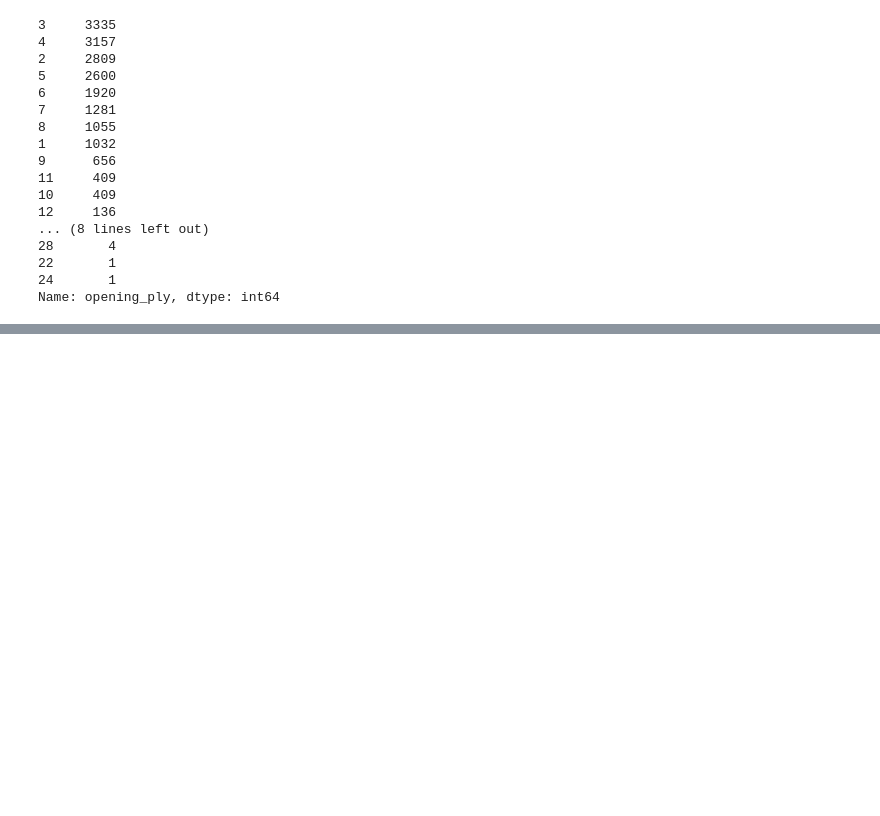
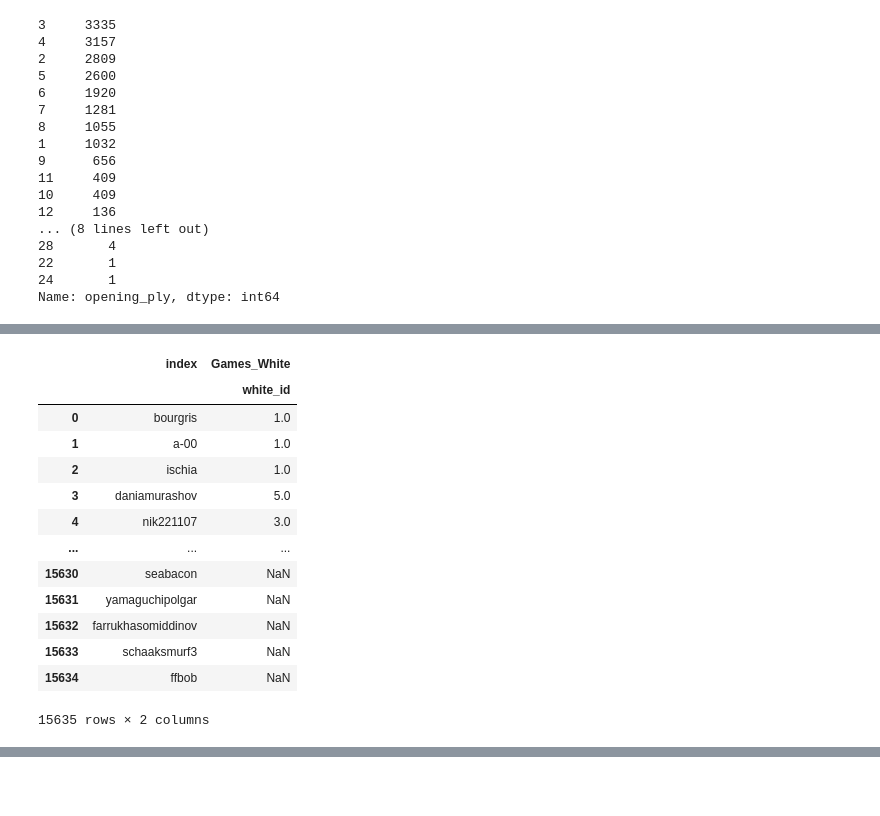
Before and after one commit to isra-st/Chess_aa_is, a Jupyter notebook: Chess_Visualizations_Isra.ipynb, the cells around one changed output, grey strips where cells are left out. Saved outputs shown, nothing was run; the diff lists cells and outputs as text; code cells hidden in the pictures; blank space fills up the shorter version.

```diff
--- a/Chess_Visualizations_Isra.ipynb
+++ b/Chess_Visualizations_Isra.ipynb
@@ -818,0 +900,6 @@ df.loc[df['white_id']=='ssf7']['white_rating'].min()
+# %%
+#Create a new Dataset with the number of players white_id, black_id
+df_players = pd.concat([pd.Series(df['white_id'].unique()), pd.Series(df['black_id'].unique())], axis=0).drop_duplicates()
+# %%
+#Remove duplicated
+df_players.drop_duplicates(inplace=True)
@@ -818,0 +924,19 @@ df.loc[df['white_id']=='ssf7']['white_rating'].min()
+# %%
+test = pd.concat([pd.DataFrame(df_players).set_index(0), df['white_id'].value_counts()], axis=1, keys=['Player','Games_White'])
+# %%
+test.reset_index(level=0)
+# %% [output]
+|  | index | Games_White |
+|  |  | white_id |
+| 0 | bourgris | 1.0 |
+| 1 | a-00 | 1.0 |
+| 2 | ischia | 1.0 |
+| 3 | daniamurashov | 5.0 |
+| 4 | nik221107 | 3.0 |
+| ... | ... | ... |
+| 15630 | seabacon | NaN |
+| 15631 | yamaguchipolgar | NaN |
+| 15632 | farrukhasomiddinov | NaN |
+| 15633 | schaaksmurf3 | NaN |
+| 15634 | ffbob | NaN |
+15635 rows × 2 columns
```
Also changed, not shown: parts of 26 cells of this notebook.
